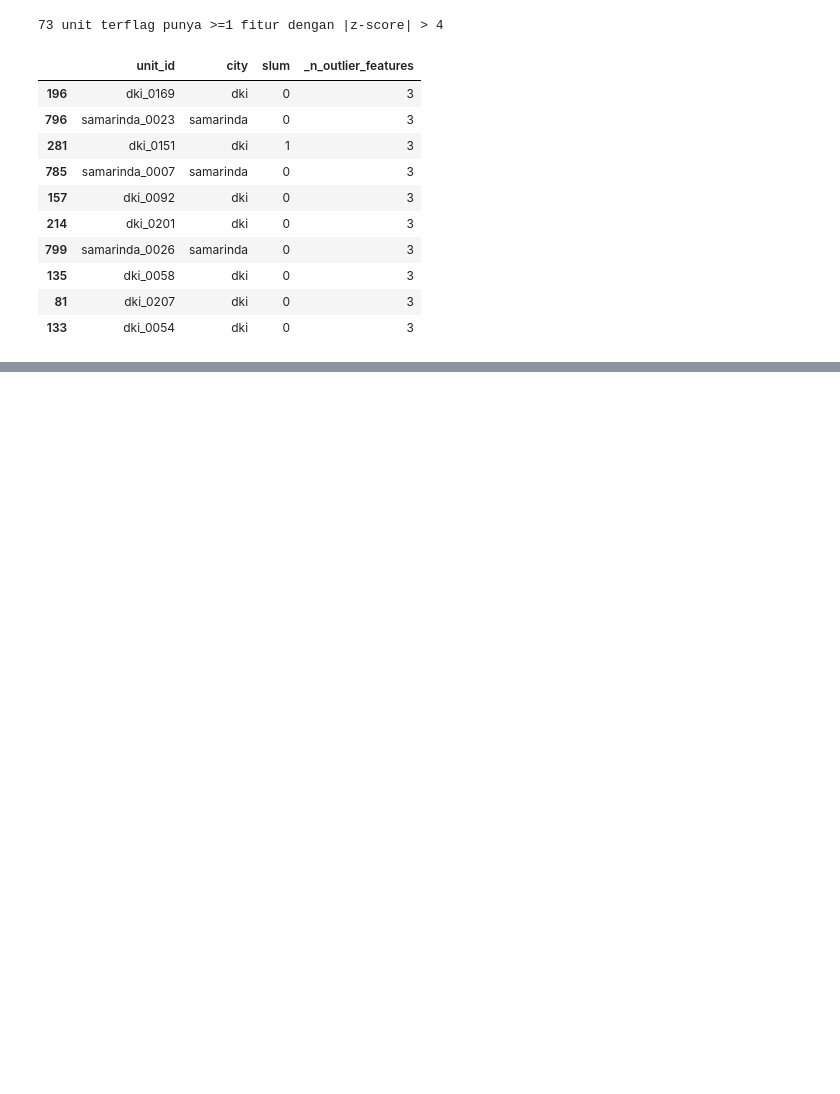
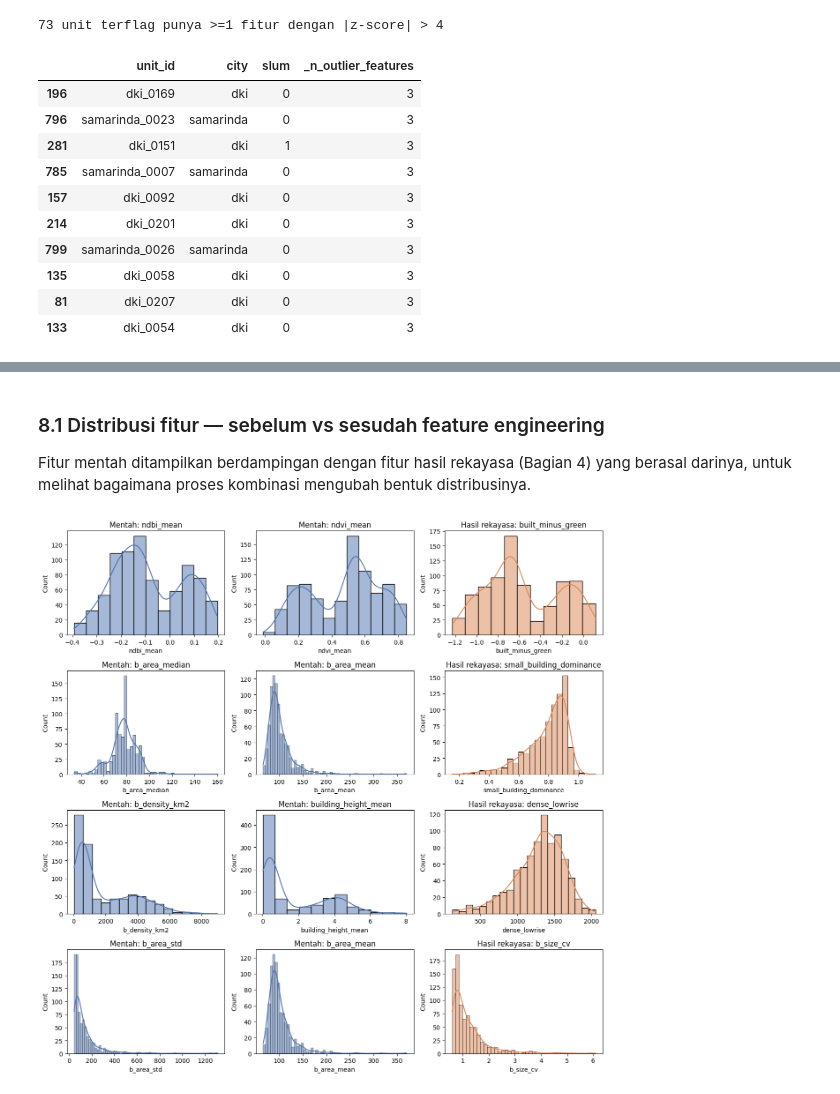
Before and after one commit to Bujanking1660/urbanpulse, a Jupyter notebook: preprocessing.ipynb, the cells around one changed output, grey strips where cells are left out. Saved outputs shown, nothing was run; the diff lists cells and outputs as text; code cells hidden in the pictures; blank space fills up the shorter version.

```diff
--- a/preprocessing.ipynb
+++ b/preprocessing.ipynb
@@ -116,6 +114,7 @@ def load_and_combine(raw_dir: Path = RAW_DIR) -> pd.DataFrame:
 # %%
 df = load_and_combine()
 print(f"Loaded: {df.shape}")
+df_raw_snapshot = df.copy()  # disimpan untuk perbandingan visual mentah vs olahan (Bagian 10)
 df.head()
 # %% [output]
 Loaded: (830, 40)
@@ -443,0 +396,31 @@ Selesai. Dataset siap dipakai untuk training model (RF / XGBoost) dengan evaluas
+# %% [markdown]
+### 8.1 Distribusi fitur — sebelum vs sesudah feature engineering
+
+Fitur mentah ditampilkan berdampingan dengan fitur hasil rekayasa
+(Bagian 4) yang berasal darinya, untuk melihat bagaimana proses
+kombinasi mengubah bentuk distribusinya.
+# %%
+# Pasangan (fitur mentah, fitur hasil rekayasa yang dibangun darinya)
+pairs_to_compare = [
+    (["ndbi_mean", "ndvi_mean"], "built_minus_green"),
+    (["b_area_median", "b_area_mean"], "small_building_dominance"),
+    (["b_density_km2", "building_height_mean"], "dense_lowrise"),
+    (["b_area_std", "b_area_mean"], "b_size_cv"),
+]
+
+# Buat grid subplot: 1 baris per pasangan, 3 kolom (2 fitur mentah + 1 hasil rekayasa)
+fig, axes = plt.subplots(len(pairs_to_compare), 3, figsize=(13, 3.2 * len(pairs_to_compare)))
+
+for row, (raw_feats, engineered_feat) in enumerate(pairs_to_compare):
+    # Kolom kiri & tengah: histogram tiap fitur MENTAH yang jadi bahan baku
+    for col, raw_feat in enumerate(raw_feats):
+        sns.histplot(df_raw_snapshot[raw_feat], kde=True, ax=axes[row, col], color="#4C72B0")
+        axes[row, col].set_title(f"Mentah: {raw_feat}")
+    # Kolom kanan: histogram fitur HASIL REKAYASA dari kombinasi 2 fitur mentah tersebut
+    sns.histplot(df[engineered_feat], kde=True, ax=axes[row, 2], color="#DD8452")
+    axes[row, 2].set_title(f"Hasil rekayasa: {engineered_feat}")
+
+plt.tight_layout()
+plt.show()
+# %% [output]
+[figure, added]
```
Also changed, not shown: parts of 19 cells of this notebook, 5 other files.
